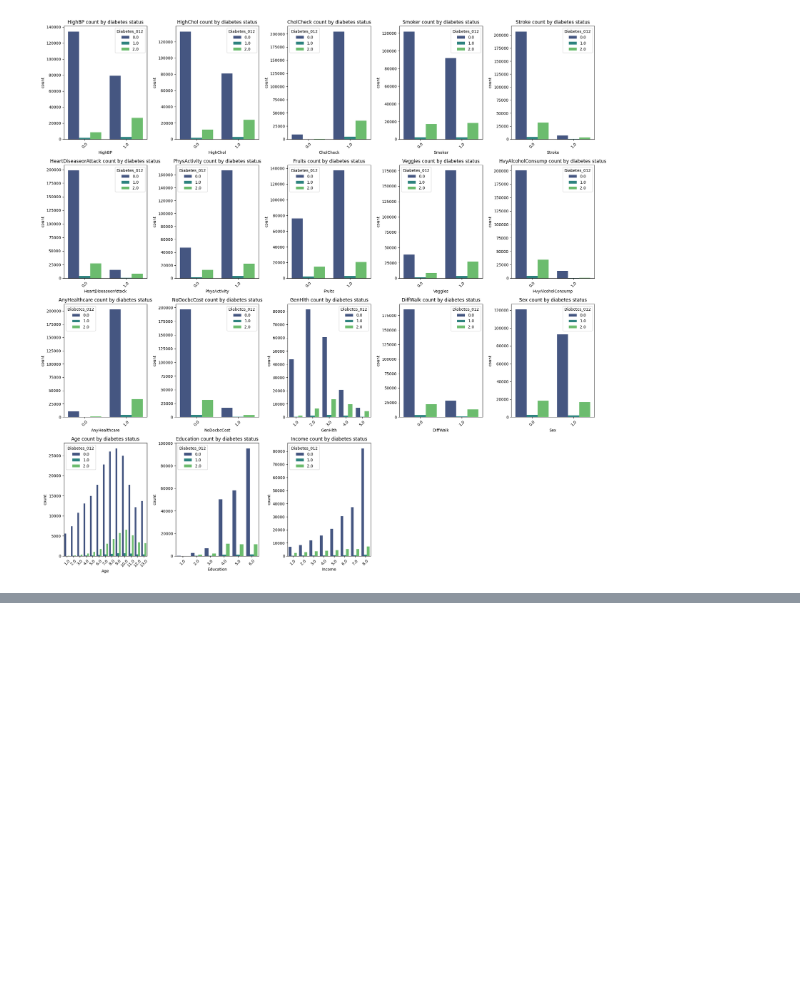
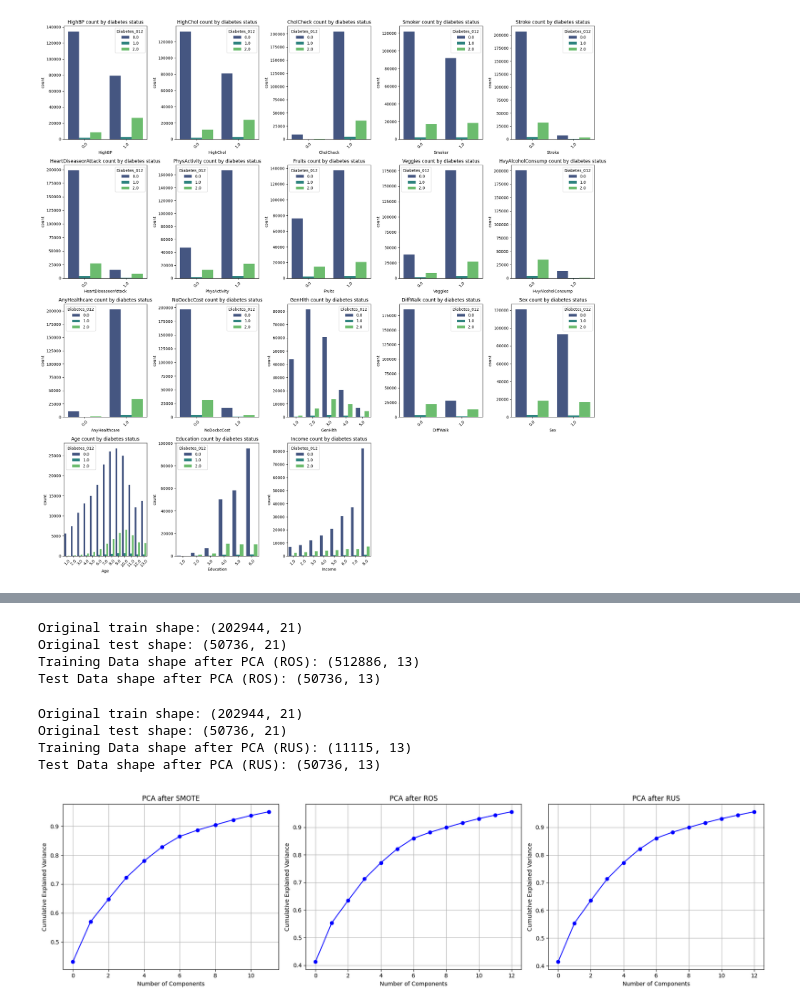
Before and after one commit to QHCeng/AML, a Jupyter notebook: main.ipynb, the cells around one changed output, grey strips where cells are left out. Cells and saved outputs as stored; diff of their text form; code cells hidden in the pictures; blank space fills up the shorter version.

```diff
--- a/main.ipynb
+++ b/main.ipynb
@@ -124,0 +265,63 @@ X_train,X_test,y_train,y_test= train_test_split(
+# %%
+pca_ros = PCA(n_components=0.95, random_state=42)
+
+# Fit PCA on the training set
+X_train_ros_pca = pca_ros.fit_transform(X_train_ros)
+
+# Apply the same PCA transformation to the test set
+X_test_ros_pca = pca_ros.transform(X_test)
+print(f"Original train shape: {X_train.shape}")
+print(f"Original test shape: {X_test.shape}")
+# Print the new shapes after PCA transformation
+print(f"Training Data shape after PCA (ROS): {X_train_ros_pca.shape}")
+print(f"Test Data shape after PCA (ROS): {X_test_ros_pca.shape}")
+# %% [output]
+Original train shape: (202944, 21)
+Original test shape: (50736, 21)
+Training Data shape after PCA (ROS): (512886, 13)
+Test Data shape after PCA (ROS): (50736, 13)
+# %%
+pca_rus = PCA(n_components=0.95, random_state=42)
+
+# Fit PCA on the training set
+X_train_rus_pca = pca_rus.fit_transform(X_train_rus)
+
+# Apply the same PCA transformation to the test set
+X_test_rus_pca = pca_rus.transform(X_test)
+print(f"Original train shape: {X_train.shape}")
+print(f"Original test shape: {X_test.shape}")
+# Print the new shapes after PCA transformation
+print(f"Training Data shape after PCA (RUS): {X_train_rus_pca.shape}")
+print(f"Test Data shape after PCA (RUS): {X_test_rus_pca.shape}")
+# %% [output]
+Original train shape: (202944, 21)
+Original test shape: (50736, 21)
+Training Data shape after PCA (RUS): (11115, 13)
+Test Data shape after PCA (RUS): (50736, 13)
+# %%
+def plot_cumsum_explained_variance(pca, ax, title):
+    explained_variance_ratio = pca.explained_variance_ratio_
+    cumsum_variance = explained_variance_ratio.cumsum()
+    ax.plot(cumsum_variance, marker='o', color='blue')
+    ax.set_title(title)
+    ax.set_xlabel('Number of Components')
+    ax.set_ylabel('Cumulative Explained Variance')
+    ax.grid(True)
+
+# Create a figure with subplots
+fig, axes = plt.subplots(1, 3, figsize=(18, 5))
+
+# Plot for SMOTE PCA
+plot_cumsum_explained_variance(pca_smote, axes[0], 'PCA after SMOTE')
+
+# Plot for ROS PCA
+plot_cumsum_explained_variance(pca_ros, axes[1], 'PCA after ROS')
+
+# Plot for RUS PCA
+plot_cumsum_explained_variance(pca_rus, axes[2], 'PCA after RUS')
+
+# Adjust layout and show the plot
+plt.tight_layout()
+plt.show()
+# %% [output]
+[figure, added]
```
Also changed, not shown: parts of 9 cells of this notebook.
